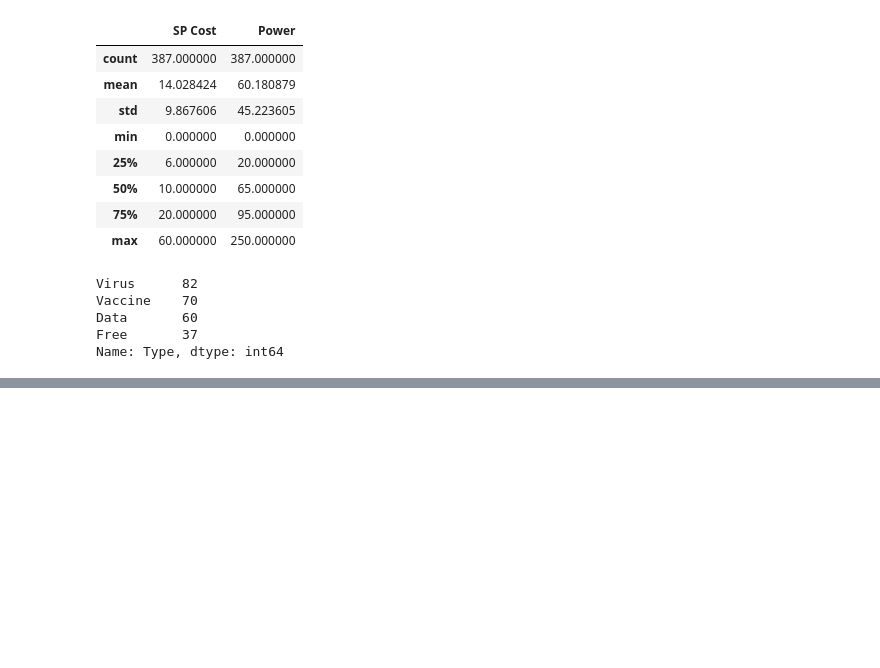
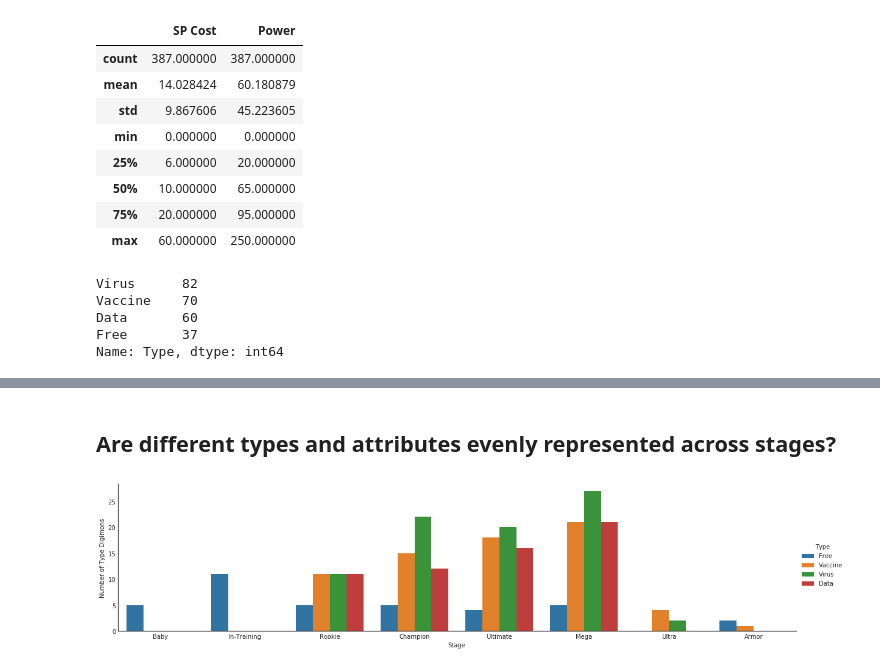
Before and after one commit to urbanisaziya/Digimon, a Jupyter notebook: Digimon.ipynb, the cells around one changed output, grey strips where cells are left out. Drawn from its saved outputs; the diff is of its cells as text; code cells hidden in the pictures; blank space fills up the shorter version.

```diff
--- a/Digimon.ipynb
+++ b/Digimon.ipynb
@@ -142,0 +161,9 @@ Name: Attribute, dtype: int64
+# %% [markdown]
+## Are different types and attributes evenly represented across stages?
+# %%
+with sns.axes_style('white'):
+    g = sns.factorplot("Stage", data=df, aspect=4.0, kind='count',
+                       hue='Type')
+    g.set_ylabels('Number of Type Digimons')
+# %% [output]
+[figure, added]
```
Also changed, not shown: parts of 8 cells of this notebook.
